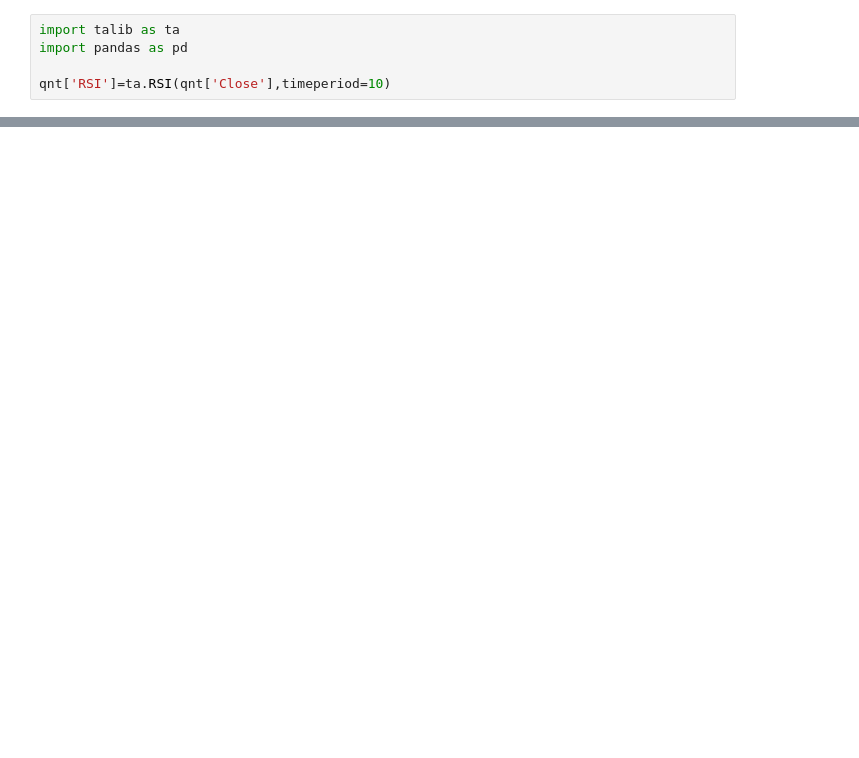
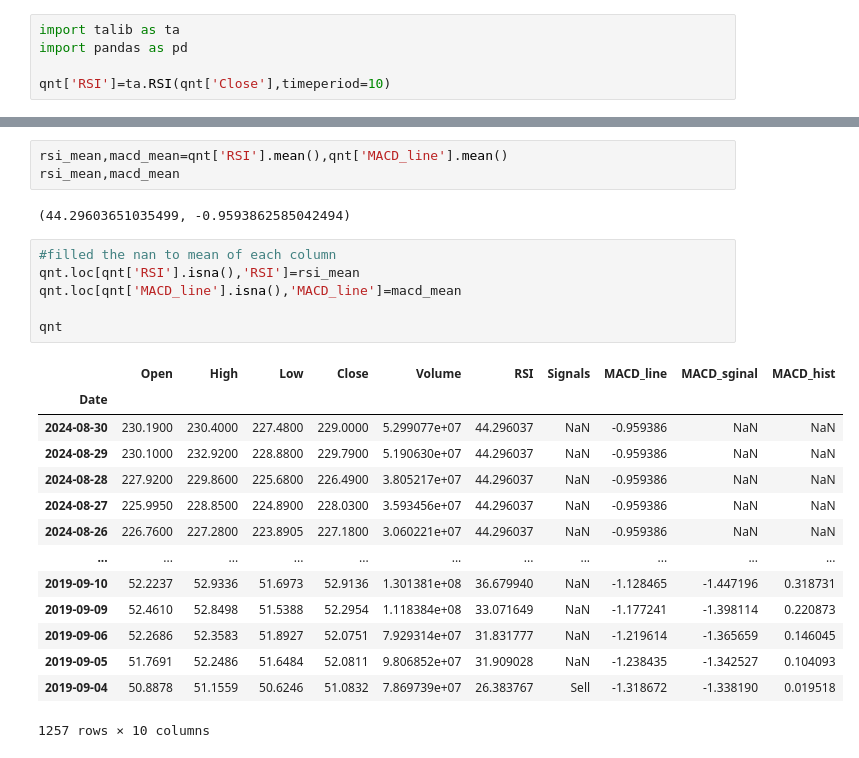
Before and after one commit to Basi7-prog/week1, a Jupyter notebook: Notebook/Quantitative.ipynb, the cells around one changed output, grey strips where cells are left out. Drawn from its saved outputs; the diff is of its cells as text; blank space fills up the shorter version.

```diff
--- a/Notebook/Quantitative.ipynb
+++ b/Notebook/Quantitative.ipynb
@@ -93,0 +88,26 @@ Length: 10998, dtype: float64
+# %%
+rsi_mean,macd_mean=qnt['RSI'].mean(),qnt['MACD_line'].mean()
+rsi_mean,macd_mean
+# %% [output]
+(44.29603651035499, -0.9593862585042494)
+# %%
+#filled the nan to mean of each column
+qnt.loc[qnt['RSI'].isna(),'RSI']=rsi_mean
+qnt.loc[qnt['MACD_line'].isna(),'MACD_line']=macd_mean
+
+qnt
+# %% [output]
+|  | Open | High | Low | Close | Volume | RSI | Signals | MACD_line | MACD_sginal | MACD_hist |
+| Date |  |  |  |  |  |  |  |  |  |  |
+| 2024-08-30 | 230.1900 | 230.4000 | 227.4800 | 229.0000 | 5.299077e+07 | 44.296037 | NaN | -0.959386 | NaN | NaN |
+| 2024-08-29 | 230.1000 | 232.9200 | 228.8800 | 229.7900 | 5.190630e+07 | 44.296037 | NaN | -0.959386 | NaN | NaN |
+| 2024-08-28 | 227.9200 | 229.8600 | 225.6800 | 226.4900 | 3.805217e+07 | 44.296037 | NaN | -0.959386 | NaN | NaN |
+| 2024-08-27 | 225.9950 | 228.8500 | 224.8900 | 228.0300 | 3.593456e+07 | 44.296037 | NaN | -0.959386 | NaN | NaN |
+| 2024-08-26 | 226.7600 | 227.2800 | 223.8905 | 227.1800 | 3.060221e+07 | 44.296037 | NaN | -0.959386 | NaN | NaN |
+| ... | ... | ... | ... | ... | ... | ... | ... | ... | ... | ... |
+| 2019-09-10 | 52.2237 | 52.9336 | 51.6973 | 52.9136 | 1.301381e+08 | 36.679940 | NaN | -1.128465 | -1.447196 | 0.318731 |
+| 2019-09-09 | 52.4610 | 52.8498 | 51.5388 | 52.2954 | 1.118384e+08 | 33.071649 | NaN | -1.177241 | -1.398114 | 0.220873 |
+| 2019-09-06 | 52.2686 | 52.3583 | 51.8927 | 52.0751 | 7.929314e+07 | 31.831777 | NaN | -1.219614 | -1.365659 | 0.146045 |
+| 2019-09-05 | 51.7691 | 52.2486 | 51.6484 | 52.0811 | 9.806852e+07 | 31.909028 | NaN | -1.238435 | -1.342527 | 0.104093 |
+| 2019-09-04 | 50.8878 | 51.1559 | 50.6246 | 51.0832 | 7.869739e+07 | 26.383767 | Sell | -1.318672 | -1.338190 | 0.019518 |
+1257 rows × 10 columns
```
Also changed, not shown: parts of 8 cells of this notebook.
